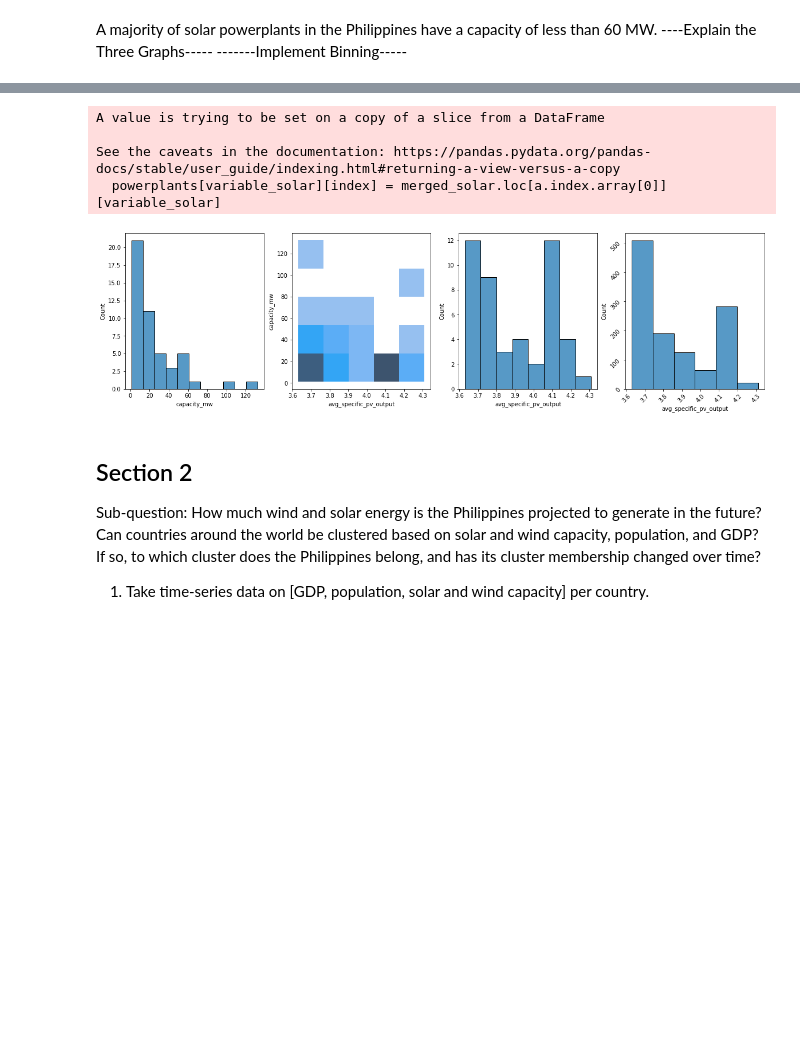
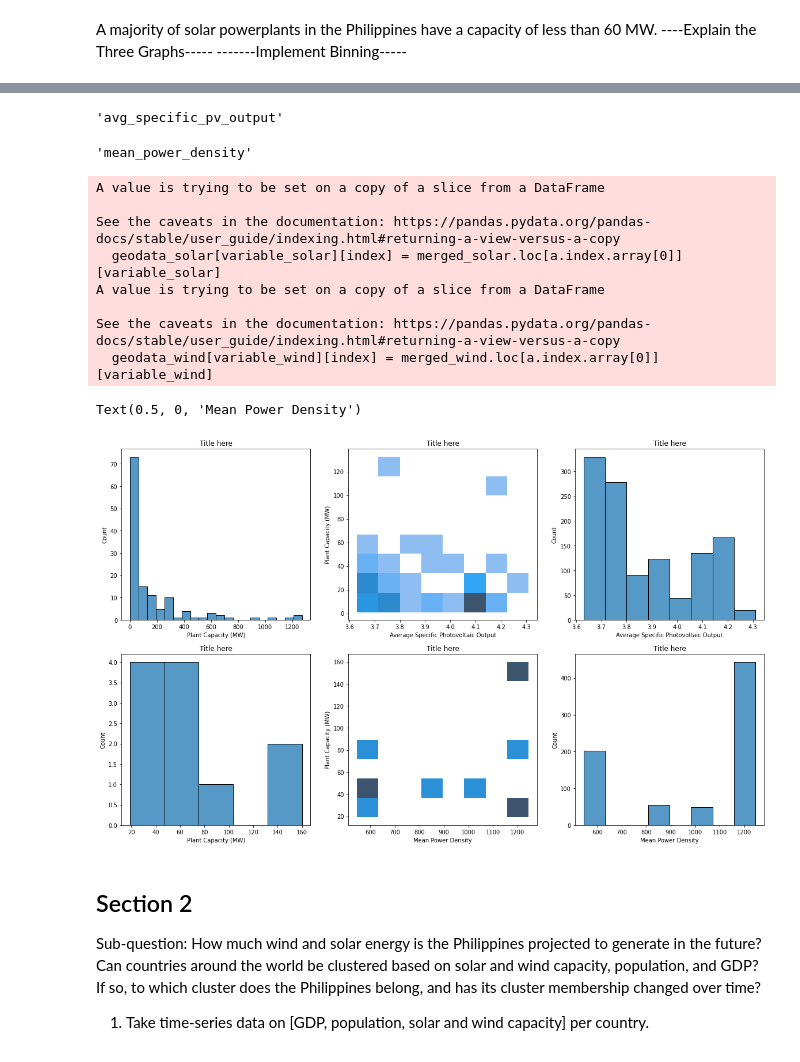
Before and after one commit to RaynorChavez/Solar-Wind-Energy-Analysis-Philippines, a Jupyter notebook: Philippines Solar Power Analysis.ipynb, the cells around one changed output, grey strips where cells are left out. Drawn from its saved outputs; the diff is of its cells as text; code cells hidden in the pictures; blank space fills up the shorter version.

Commit message:
Polishing graphs of Section 1

```diff
--- a/Philippines Solar Power Analysis.ipynb
+++ b/Philippines Solar Power Analysis.ipynb
@@ -65,25 +102,59 @@ A majority of solar powerplants in the Philippines have a capacity of less than
+# %%
+variable_solar
+# %% [output]
+'avg_specific_pv_output'
+# %%
+variable_wind
+# %% [output]
+'mean_power_density'
 # %%
-
-powerplants[variable_solar] = None
-powerplants[variable_solar+"_bin"] = None       # IMPLEMENT BIN
-for index, entry in powerplants.iterrows():
+#Solar Powerplants analyses
+geodata_solar[variable_solar] = None
+for index, entry in geodata_solar.iterrows():
     a = merged_solar.geometry.contains(entry['geometry'])
     a = a[a == True]
-    powerplants[variable_solar][index] = merged_solar.loc[a.index.array[0]][variable_solar]
-    #IMPLEMENT BIN
+    geodata_solar[variable_solar][index] = merged_solar.loc[a.index.array[0]][variable_solar]
 
-fig, (h1,h2,h3,h4) = plt.subplots(1,4, figsize=(20, 5))
+fig, ((h1,h2,h3), (h4,h5,h6)) = plt.subplots(2,3, figsize=(20, 12))
 sns.histplot(x='capacity_mw', data=powerplants, ax=h1)
-sns.histplot(x=variable_solar, y="capacity_mw", data=powerplants, bins=5, ax=h2)
-sns.histplot(data=powerplants, x=variable_solar, bins=8, ax=h3)
-sns.histplot(x=variable_solar,data=powerplants, weights='capacity_mw', bins=6, ax=h4)
-h4.tick_params(labelrotation=45)
+h1.set_title("Title here")
+h1.set_xlabel("Plant Capacity (MW)")
+sns.histplot(x=variable_solar, data=geodata_solar,y="capacity_mw",  bins=8, ax=h2)
+h2.set_title("Title here")
+h2.set_xlabel("Average Specific Photovoltaic Output")
+h2.set_ylabel("Plant Capacity (MW)")
+sns.histplot(x=variable_solar, data=geodata_solar, weights='capacity_mw', bins=8, ax=h3)
+h3.set_title("Title here")
+h3.set_xlabel("Average Specific Photovoltaic Output")
+
+#Wind Powerplants analyses
+geodata_wind[variable_wind] = None
+for index, entry in geodata_wind.iterrows():
+    a = merged_wind.geometry.contains(entry['geometry'])
+    a = a[a == True]
+    geodata_wind[variable_wind][index] = merged_wind.loc[a.index.array[0]][variable_wind]
+
+sns.histplot(x='capacity_mw', data=geodata_wind, ax=h4)
+h4.set_title("Title here")
+h4.set_xlabel("Plant Capacity (MW)")
+sns.histplot(x=variable_wind, data=geodata_wind, y="capacity_mw",  bins=8, ax=h5)
+h5.set_title("Title here")
+h5.set_xlabel("Mean Power Density")
+h5.set_ylabel("Plant Capacity (MW)")
+sns.histplot(x=variable_wind,data=geodata_wind, weights='capacity_mw', bins=8, ax=h6)
+h6.set_title("Title here")
+h6.set_xlabel("Mean Power Density")
 # %% [output]
 A value is trying to be set on a copy of a slice from a DataFrame
 
 See the caveats in the documentation: https://pandas.pydata.org/pandas-docs/stable/user_guide/indexing.html#returning-a-view-versus-a-copy
-  powerplants[variable_solar][index] = merged_solar.loc[a.index.array[0]][variable_solar]
+  geodata_solar[variable_solar][index] = merged_solar.loc[a.index.array[0]][variable_solar]
+A value is trying to be set on a copy of a slice from a DataFrame
+
+See the caveats in the documentation: https://pandas.pydata.org/pandas-docs/stable/user_guide/indexing.html#returning-a-view-versus-a-copy
+  geodata_wind[variable_wind][index] = merged_wind.loc[a.index.array[0]][variable_wind]
+Text(0.5, 0, 'Mean Power Density')
-[figure, old version]
+[figure, new version]
 # %% [markdown]
 ## Section 2
 
```
Also changed, not shown: parts of 7 cells of this notebook, 2 other files.
